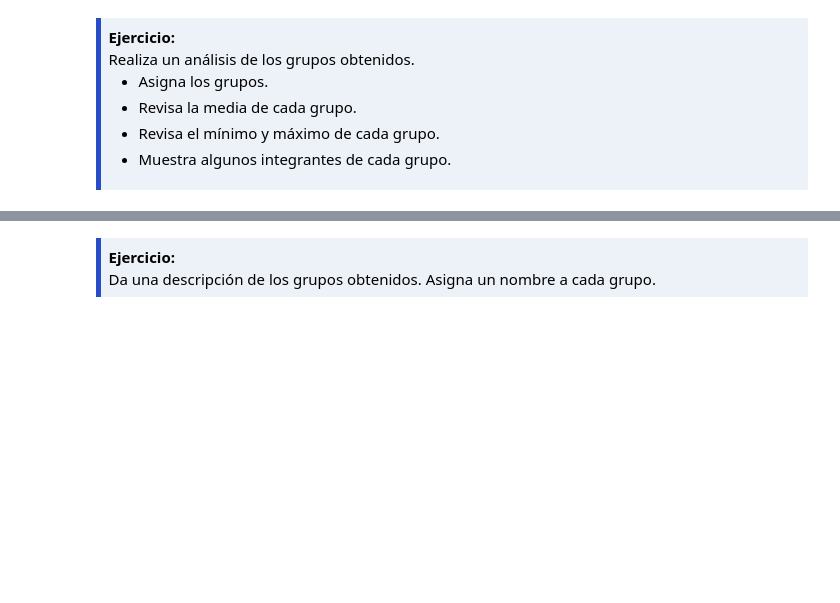
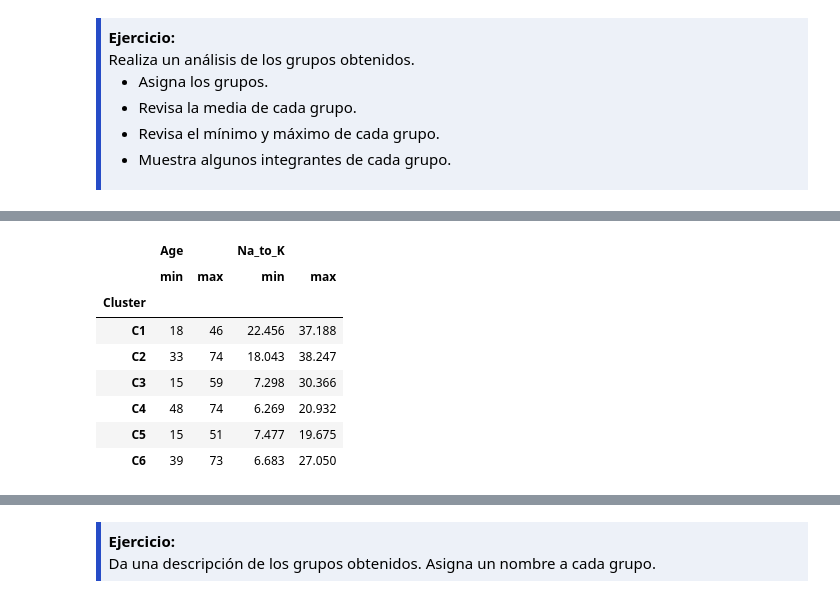
Before and after one commit to JustmeLu/Tareas-automatizacionInicial, a Jupyter notebook: 2-Ejercicios/03-Agrupamiento-Jerarquico.ipynb, the cells around one changed output, grey strips where cells are left out. Saved outputs shown, nothing was run; the diff lists cells and outputs as text; code cells hidden in the pictures; blank space fills up the shorter version.

```diff
--- a/2-Ejercicios/03-Agrupamiento-Jerarquico.ipynb
+++ b/2-Ejercicios/03-Agrupamiento-Jerarquico.ipynb
@@ -186,0 +207,6 @@ NameError: name 'fcluster' is not defined
+# %%
+# Columnas numéricas a analizar
+numeric_cols = ['Age', 'Na_to_K']
+
+# Media por clúster
+data.groupby('Cluster')[numeric_cols].mean()
@@ -186,0 +222,13 @@ NameError: name 'fcluster' is not defined
+# %%
+# Mínimo y máximo por clúster
+data.groupby('Cluster')[numeric_cols].agg(['min', 'max'])
+# %% [output]
+|  | Age |  | Na_to_K |  |
+|  | min | max | min | max |
+| Cluster |  |  |  |  |
+| C1 | 18 | 46 | 22.456 | 37.188 |
+| C2 | 33 | 74 | 18.043 | 38.247 |
+| C3 | 15 | 59 | 7.298 | 30.366 |
+| C4 | 48 | 74 | 6.269 | 20.932 |
+| C5 | 15 | 51 | 7.477 | 19.675 |
+| C6 | 39 | 73 | 6.683 | 27.050 |
```
Also changed, not shown: parts of 17 cells of this notebook.
